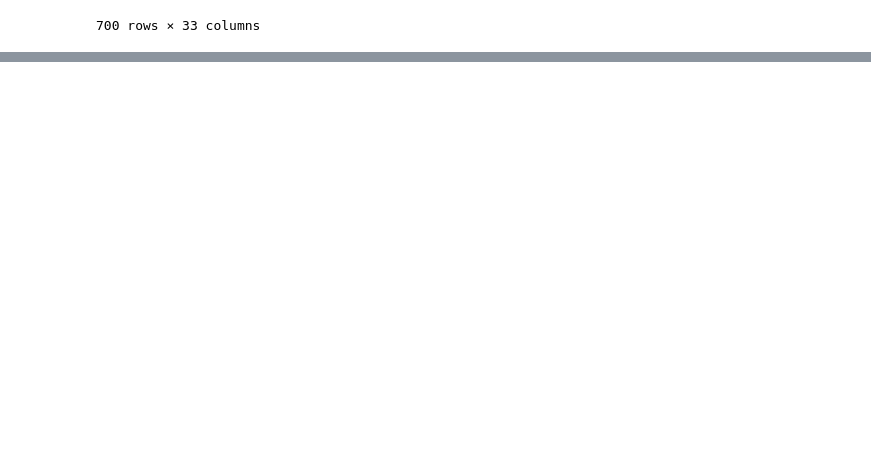
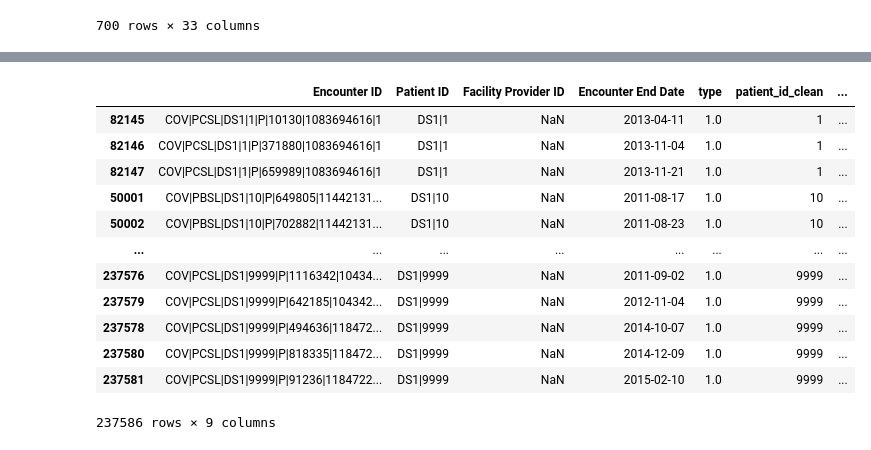
Before and after one commit to Engu12/hospital-readmission_pandas, a Jupyter notebook: hilber_notebook.ipynb, the cells around one changed output, grey strips where cells are left out. Drawn from its saved outputs; the diff is of its cells as text; code cells hidden in the pictures; blank space fills up the shorter version.

```diff
--- a/hilber_notebook.ipynb
+++ b/hilber_notebook.ipynb
@@ -326,0 +646,4 @@ admissions3
+# %%
+# clean patient ids
+patient_id2 = hospital_and_primary['Patient ID'].str.split('|', expand=True)
+patient_id2
@@ -326,0 +664,3 @@ admissions3
+# %%
+hospital_and_primary['patient_id_clean'] = patient_id2[1]
+hospital_and_primary
@@ -326,0 +681,25 @@ admissions3
+# %%
+hospital_and_primary['patient_id_clean'] = pd.to_numeric(hospital_and_primary['patient_id_clean'])
+# %%
+# calculate difference between subsequent dates
+hospital_and_primary['date_diff'] = hospital_and_primary['Encounter End Date'].diff()
+# calculate difference between subsequent types
+hospital_and_primary['type_diff'] = hospital_and_primary['type'].diff()
+# calculate difference between subsequent patient ids
+hospital_and_primary['patient_id_diff'] = hospital_and_primary['patient_id_clean'].diff()
+# %%
+hospital_and_primary
+# %% [output]
+|  | Encounter ID | Patient ID | Facility Provider ID | Encounter End Date | type | patient_id_clean | ... |
+| 82145 | COV|PCSL|DS1|1|P|10130|1083694616|1 | DS1|1 | NaN | 2013-04-11 | 1.0 | 1 | ... |
+| 82146 | COV|PCSL|DS1|1|P|371880|1083694616|1 | DS1|1 | NaN | 2013-11-04 | 1.0 | 1 | ... |
+| 82147 | COV|PCSL|DS1|1|P|659989|1083694616|1 | DS1|1 | NaN | 2013-11-21 | 1.0 | 1 | ... |
+| 50001 | COV|PBSL|DS1|10|P|649805|11442131... | DS1|10 | NaN | 2011-08-17 | 1.0 | 10 | ... |
+| 50002 | COV|PBSL|DS1|10|P|702882|11442131... | DS1|10 | NaN | 2011-08-23 | 1.0 | 10 | ... |
+| ... | ... | ... | ... | ... | ... | ... | ... |
+| 237576 | COV|PCSL|DS1|9999|P|1116342|10434... | DS1|9999 | NaN | 2011-09-02 | 1.0 | 9999 | ... |
+| 237579 | COV|PCSL|DS1|9999|P|642185|104342... | DS1|9999 | NaN | 2012-11-04 | 1.0 | 9999 | ... |
+| 237578 | COV|PCSL|DS1|9999|P|494636|118472... | DS1|9999 | NaN | 2014-10-07 | 1.0 | 9999 | ... |
+| 237580 | COV|PCSL|DS1|9999|P|818335|118472... | DS1|9999 | NaN | 2014-12-09 | 1.0 | 9999 | ... |
+| 237581 | COV|PCSL|DS1|9999|P|91236|1184722... | DS1|9999 | NaN | 2015-02-10 | 1.0 | 9999 | ... |
+237586 rows × 9 columns
```
Also changed, not shown: parts of 54 cells of this notebook.
